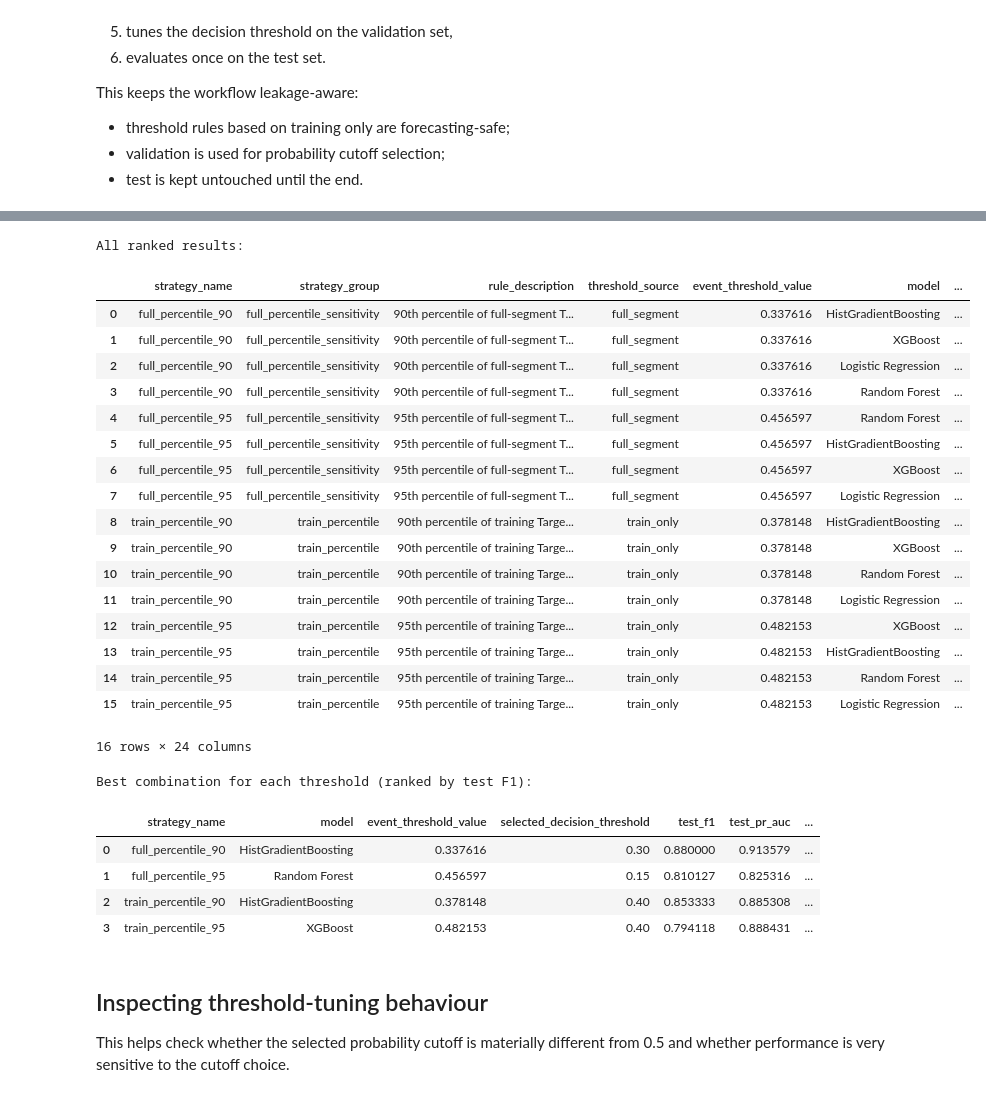
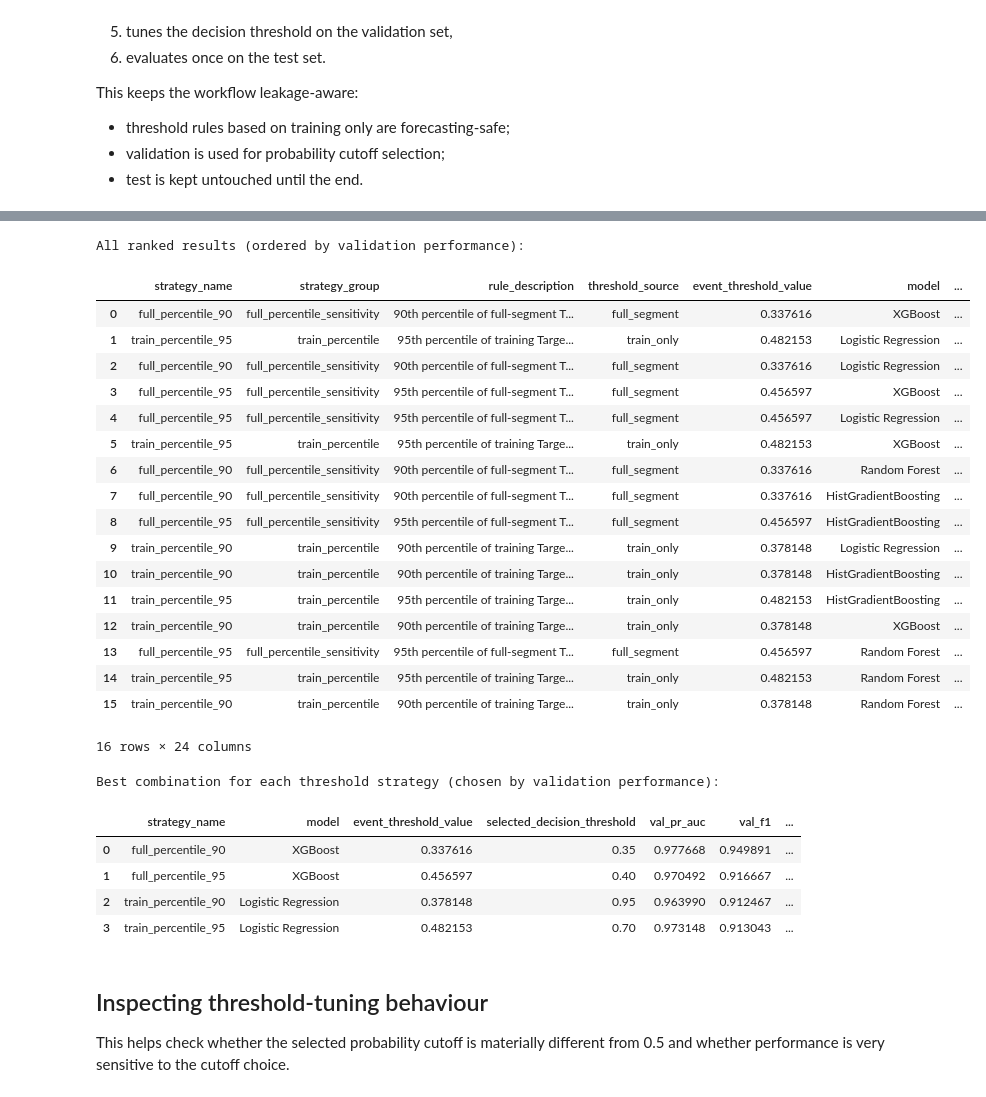
Before and after one commit to tom-mcarthur03/EDS_Design_Project, a Jupyter notebook: notebooks/classification_seg4_N2O.ipynb, the cells around one changed output, grey strips where cells are left out. Drawn from its saved outputs; the diff is of its cells as text; code cells hidden in the pictures.

```diff
--- a/notebooks/classification_seg4_N2O.ipynb
+++ b/notebooks/classification_seg4_N2O.ipynb
@@ -157,13 +157,12 @@ def bar_colors(labels):
 # ==========================================
 
 required_columns = [
-    "time","t1_n2o","t1_nh4","t1_no3","t1_airflow","t1_temp","t1_ss","t1_po4","inflow","Target_N2O_t+1",
+    "time","t1_n2o","t1_nh4","t1_no3","t1_airflow","t1_temp","t1_po4","inflow","Target_N2O_t+1",
     "t1_n2o_lag_1","t1_n2o_lag_2","t1_n2o_lag_3","t1_n2o_lag_4","t1_n2o_lag_5","t1_n2o_lag_6","t1_n2o_lag_7","t1_n2o_lag_8","t1_n2o_lag_9","t1_n2o_lag_10",
     "t1_nh4_lag_1","t1_nh4_lag_2","t1_nh4_lag_3","t1_nh4_lag_4","t1_nh4_lag_5","t1_nh4_lag_6","t1_nh4_lag_7","t1_nh4_lag_8","t1_nh4_lag_9","t1_nh4_lag_10",
     "t1_no3_lag_1","t1_no3_lag_2","t1_no3_lag_3","t1_no3_lag_4","t1_no3_lag_5","t1_no3_lag_6","t1_no3_lag_7","t1_no3_lag_8","t1_no3_lag_9","t1_no3_lag_10",
     "t1_airflow_lag_1","t1_airflow_lag_2","t1_airflow_lag_3","t1_airflow_lag_4","t1_airflow_lag_5","t1_airflow_lag_6","t1_airflow_lag_7","t1_airflow_lag_8","t1_airflow_lag_9","t1_airflow_lag_10",
     "t1_temp_lag_1","t1_temp_lag_2","t1_temp_lag_3","t1_temp_lag_4","t1_temp_lag_5","t1_temp_lag_6","t1_temp_lag_7","t1_temp_lag_8","t1_temp_lag_9","t1_temp_lag_10",
-    "t1_ss_lag_1","t1_ss_lag_2","t1_ss_lag_3","t1_ss_lag_4","t1_ss_lag_5","t1_ss_lag_6","t1_ss_lag_7","t1_ss_lag_8","t1_ss_lag_9","t1_ss_lag_10",
     "t1_po4_lag_1","t1_po4_lag_2","t1_po4_lag_3","t1_po4_lag_4","t1_po4_lag_5","t1_po4_lag_6","t1_po4_lag_7","t1_po4_lag_8","t1_po4_lag_9","t1_po4_lag_10",
     "inflow_lag_1","inflow_lag_2","inflow_lag_3","inflow_lag_4","inflow_lag_5","inflow_lag_6","inflow_lag_7","inflow_lag_8","inflow_lag_9","inflow_lag_10"
 ]
@@ -828,7 +823,7 @@ def compute_metrics_from_predictions(y_true, y_prob, decision_threshold=0.5):
     cm = confusion_matrix(y_true, y_pred, labels=[0, 1])
     return metrics, cm, y_pred
 
-def tune_decision_threshold(y_true, y_prob, threshold_grid=DECISION_THRESHOLD_GRID, objective="F1"):
+def tune_decision_threshold(y_true, y_prob, threshold_grid=DECISION_THRESHOLD_GRID, objective="f1"):
     rows = []
     for thr in threshold_grid:
         metrics, _, _ = compute_metrics_from_predictions(y_true, y_prob, decision_threshold=thr)
@@ -1031,67 +1026,74 @@ For imbalanced classification, **PR-AUC** and **F1** are often more informative
 # %%
 # ==========================================
-# ==========================================
-# 14. Best model for each threshold by test F1
+# 14. Best model for each threshold by validation performance
 # ==========================================
 
 ranked_results = results_df.sort_values(
-    by=["strategy_name", "test_f1", "test_pr_auc", "test_balanced_accuracy"],
-    ascending=[True, False, False, False]
+    by=["val_pr_auc", "val_f1", "val_balanced_accuracy", "val_recall"],
+    ascending=[False, False, False, False]
 ).reset_index(drop=True)
 
-print("All ranked results:")
+print("All ranked results (ordered by validation performance):")
 display(ranked_results)
 
 best_per_threshold = (
-    ranked_results
+    results_df.sort_values(
+        by=["strategy_name", "val_pr_auc", "val_f1", "val_balanced_accuracy", "val_recall"],
+        ascending=[True, False, False, False, False]
+    )
     .groupby("strategy_name", as_index=False)
     .first()
     .sort_values("strategy_name")
     .reset_index(drop=True)
 )
 
-print("Best combination for each threshold (ranked by test F1):")
+print("Best combination for each threshold strategy (chosen by validation performance):")
 display(
     best_per_threshold[
         [
             "strategy_name",
             "model",
             "event_threshold_value",
             "selected_decision_threshold",
+            "val_pr_auc",
+            "val_f1",
+            "val_balanced_accuracy",
+            "val_precision",
+            "val_recall",
+            "test_pr_auc",
             "test_f1",
-            "test_pr_auc",
             "test_balanced_accuracy",
             "test_precision",
             "test_recall"
         ]
     ]
 )
 # %% [output]
-All ranked results:
+All ranked results (ordered by validation performance):
 |  | strategy_name | strategy_group | rule_description | threshold_source | event_threshold_value | model | ... |
-| 0 | full_percentile_90 | full_percentile_sensitivity | 90th percentile of full-segment T... | full_segment | 0.337616 | HistGradientBoosting | ... |
-| 1 | full_percentile_90 | full_percentile_sensitivity | 90th percentile of full-segment T... | full_segment | 0.337616 | XGBoost | ... |
+| 0 | full_percentile_90 | full_percentile_sensitivity | 90th percentile of full-segment T... | full_segment | 0.337616 | XGBoost | ... |
+| 1 | train_percentile_95 | train_percentile | 95th percentile of training Targe... | train_only | 0.482153 | Logistic Regression | ... |
 | 2 | full_percentile_90 | full_percentile_sensitivity | 90th percentile of full-segment T... | full_segment | 0.337616 | Logistic Regression | ... |
-| 3 | full_percentile_90 | full_percentile_sensitivity | 90th percentile of full-segment T... | full_segment | 0.337616 | Random Forest | ... |
-| 4 | full_percentile_95 | full_percentile_sensitivity | 95th percentile of full-segment T... | full_segment | 0.456597 | Random Forest | ... |
-| 5 | full_percentile_95 | full_percentile_sensitivity | 95th percentile of full-segment T... | full_segment | 0.456597 | HistGradientBoosting | ... |
-| 6 | full_percentile_95 | full_percentile_sensitivity | 95th percentile of full-segment T... | full_segment | 0.456597 | XGBoost | ... |
-| 7 | full_percentile_95 | full_percentile_sensitivity | 95th percentile of full-segment T... | full_segment | 0.456597 | Logistic Regression | ... |
-| 8 | train_percentile_90 | train_percentile | 90th percentile of training Targe... | train_only | 0.378148 | HistGradientBoosting | ... |
-| 9 | train_percentile_90 | train_percentile | 90th percentile of training Targe... | train_only | 0.378148 | XGBoost | ... |
-| 10 | train_percentile_90 | train_percentile | 90th percentile of training Targe... | train_only | 0.378148 | Random Forest | ... |
-| 11 | train_percentile_90 | train_percentile | 90th percentile of training Targe... | train_only | 0.378148 | Logistic Regression | ... |
-| 12 | train_percentile_95 | train_percentile | 95th percentile of training Targe... | train_only | 0.482153 | XGBoost | ... |
-| 13 | train_percentile_95 | train_percentile | 95th percentile of training Targe... | train_only | 0.482153 | HistGradientBoosting | ... |
+| 3 | full_percentile_95 | full_percentile_sensitivity | 95th percentile of full-segment T... | full_segment | 0.456597 | XGBoost | ... |
+| 4 | full_percentile_95 | full_percentile_sensitivity | 95th percentile of full-segment T... | full_segment | 0.456597 | Logistic Regression | ... |
+| 5 | train_percentile_95 | train_percentile | 95th percentile of training Targe... | train_only | 0.482153 | XGBoost | ... |
+| 6 | full_percentile_90 | full_percentile_sensitivity | 90th percentile of full-segment T... | full_segment | 0.337616 | Random Forest | ... |
+| 7 | full_percentile_90 | full_percentile_sensitivity | 90th percentile of full-segment T... | full_segment | 0.337616 | HistGradientBoosting | ... |
+| 8 | full_percentile_95 | full_percentile_sensitivity | 95th percentile of full-segment T... | full_segment | 0.456597 | HistGradientBoosting | ... |
+| 9 | train_percentile_90 | train_percentile | 90th percentile of training Targe... | train_only | 0.378148 | Logistic Regression | ... |
+| 10 | train_percentile_90 | train_percentile | 90th percentile of training Targe... | train_only | 0.378148 | HistGradientBoosting | ... |
+| 11 | train_percentile_95 | train_percentile | 95th percentile of training Targe... | train_only | 0.482153 | HistGradientBoosting | ... |
+| 12 | train_percentile_90 | train_percentile | 90th percentile of training Targe... | train_only | 0.378148 | XGBoost | ... |
+| 13 | full_percentile_95 | full_percentile_sensitivity | 95th percentile of full-segment T... | full_segment | 0.456597 | Random Forest | ... |
 | 14 | train_percentile_95 | train_percentile | 95th percentile of training Targe... | train_only | 0.482153 | Random Forest | ... |
-| 15 | train_percentile_95 | train_percentile | 95th percentile of training Targe... | train_only | 0.482153 | Logistic Regression | ... |
+| 15 | train_percentile_90 | train_percentile | 90th percentile of training Targe... | train_only | 0.378148 | Random Forest | ... |
 16 rows × 24 columns
-Best combination for each threshold (ranked by test F1):
+Best combination for each threshold strategy (chosen by validation performance):
-|  | strategy_name | model | event_threshold_value | selected_decision_threshold | test_f1 | test_pr_auc | ... |
-| 0 | full_percentile_90 | HistGradientBoosting | 0.337616 | 0.30 | 0.880000 | 0.913579 | ... |
-| 1 | full_percentile_95 | Random Forest | 0.456597 | 0.15 | 0.810127 | 0.825316 | ... |
-| 2 | train_percentile_90 | HistGradientBoosting | 0.378148 | 0.40 | 0.853333 | 0.885308 | ... |
-| 3 | train_percentile_95 | XGBoost | 0.482153 | 0.40 | 0.794118 | 0.888431 | ... |
+|  | strategy_name | model | event_threshold_value | selected_decision_threshold | val_pr_auc | val_f1 | ... |
+| 0 | full_percentile_90 | XGBoost | 0.337616 | 0.35 | 0.977668 | 0.949891 | ... |
+| 1 | full_percentile_95 | XGBoost | 0.456597 | 0.40 | 0.970492 | 0.916667 | ... |
+| 2 | train_percentile_90 | Logistic Regression | 0.378148 | 0.95 | 0.963990 | 0.912467 | ... |
+| 3 | train_percentile_95 | Logistic Regression | 0.482153 | 0.70 | 0.973148 | 0.913043 | ... |
 # %% [markdown]
 ## Inspecting threshold-tuning behaviour
 
```
Also changed, not shown: parts of 12 cells of this notebook.
